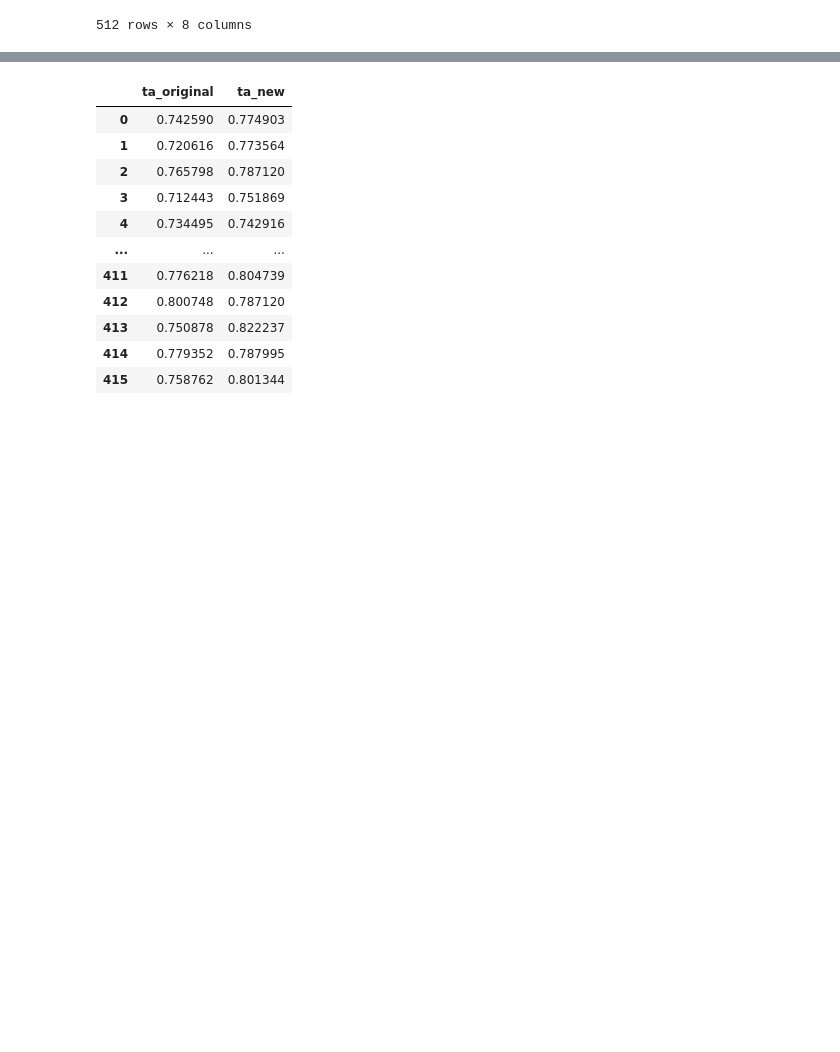
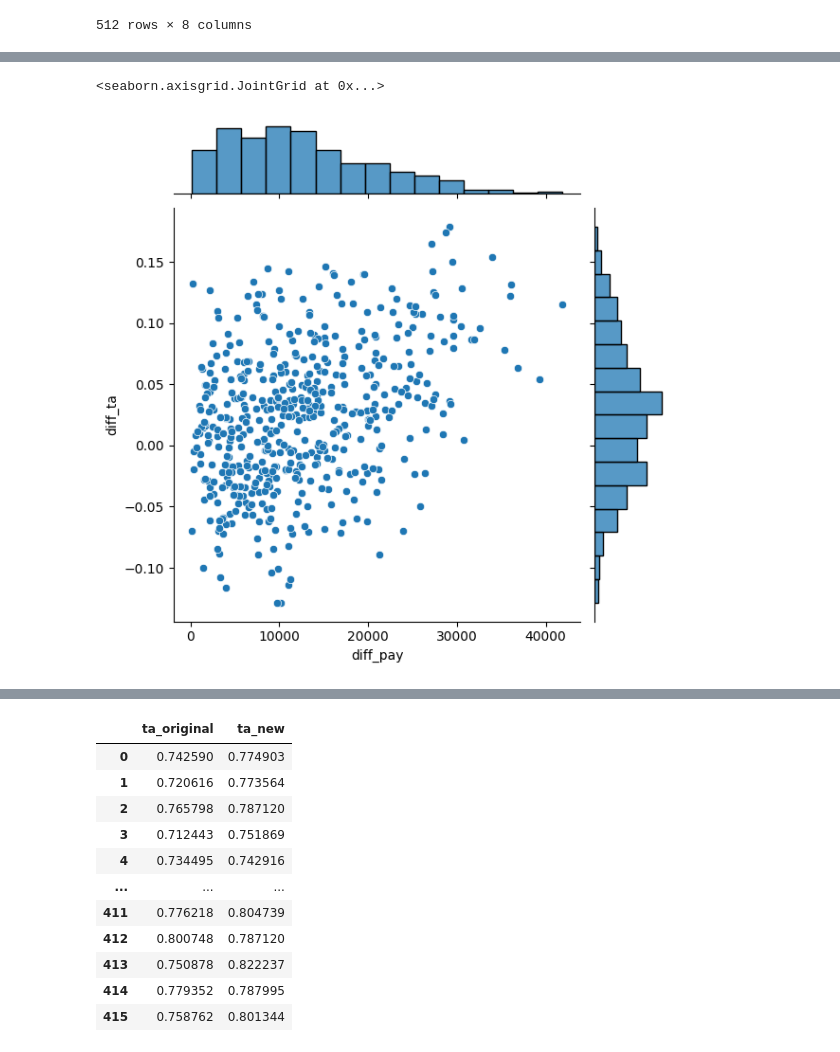
Before and after one commit to ecdiazl/capstone-project, a Jupyter notebook: Análisis/Capstone - Analisis_var1.ipynb, the cells around one changed output, grey strips where cells are left out. Drawn from its saved outputs; the diff is of its cells as text; code cells hidden in the pictures; blank space fills up the shorter version.

```diff
--- a/Análisis/Capstone - Analisis_var1.ipynb
+++ b/Análisis/Capstone - Analisis_var1.ipynb
@@ -148,0 +173,7 @@ resul_interes['diff_ta'][(resul_interes['diff_ta'] >=0) & (resul_interes['diff_t
+# %%
+sns.jointplot(data=df_scatter,
+                x='diff_pay',
+                y='diff_ta')
+# %% [output]
+<seaborn.axisgrid.JointGrid at 0x...>
+[figure, added]
```
Also changed, not shown: parts of 25 cells of this notebook, 1 other file.
